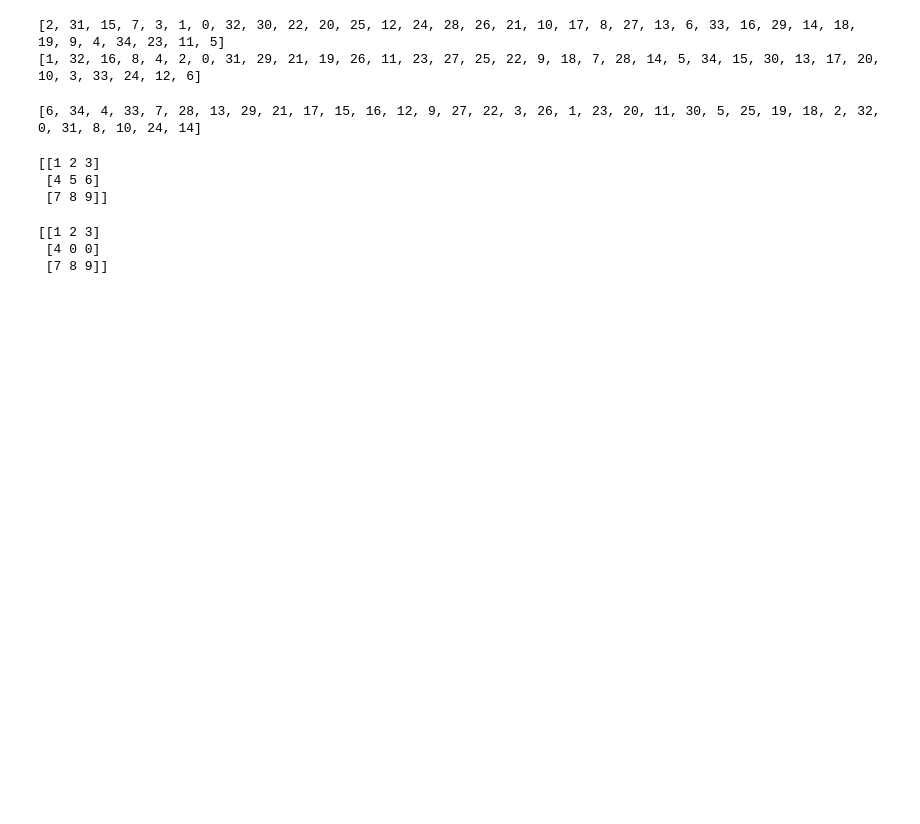
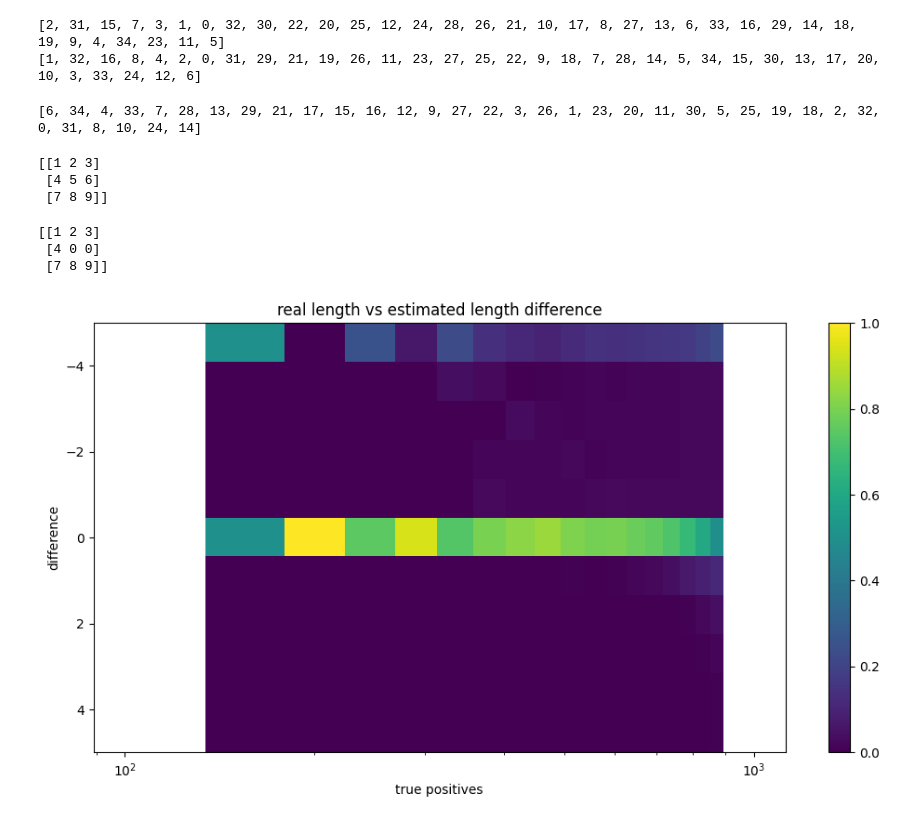
Before and after one commit to diegomm6/lr-fhss_seq-families, a Jupyter notebook: test.ipynb, the cells around one changed output. Saved outputs shown, nothing was run; the diff lists cells and outputs as text; code cells hidden in the pictures; blank space fills up the shorter version.

Commit message:
record length match and min length mistakes

```diff
--- a/test.ipynb
+++ b/test.ipynb
@@ -1018,0 +1022,42 @@ print(m)
+# %%
+nodes = np.array([10,12,16,20,26,33,42,54,69,88,112,143,183,233,297,379,483,615,784,1000])
+tp = np.array([0.0,0.0,0.0,0.2,0.1,0.8,1.6,2.6,7.5,10.9,24.4,42.8,70.6,117.8,183.3,265.5,370.3,507.8,681.5,893.6])
+
+data = np.array([np.array([0., 0., 0., 0., 0., 0., 0., 0., 0., 0., 0.]),
+ np.array([0., 0., 0., 0., 0., 0., 0., 0., 0., 0., 0.]),
+ np.array([0., 0., 0., 0., 0., 0., 0., 0., 0., 0., 0.]),
+ np.array([0.1, 0. , 0. , 0. , 0. , 0.1, 0. , 0. , 0. , 0. , 0. ]),
+ np.array([0. , 0. , 0. , 0. , 0. , 0.1, 0. , 0. , 0. , 0. , 0. ]),
+ np.array([0.2, 0. , 0. , 0. , 0. , 0.6, 0. , 0. , 0. , 0. , 0. ]),
+ np.array([0.1, 0. , 0. , 0. , 0. , 1.5, 0. , 0. , 0. , 0. , 0. ]),
+ np.array([0.6, 0.1, 0. , 0. , 0. , 1.9, 0. , 0. , 0. , 0. , 0. ]),
+ np.array([1. , 0.2, 0. , 0.1, 0.2, 6. , 0. , 0. , 0. , 0. , 0. ]),
+ np.array([1.2, 0. , 0.3, 0.2, 0.2, 9. , 0. , 0. , 0. , 0. , 0. ]),
+ np.array([ 2.4,  0.1,  0.4,  0.4,  0.4, 20.7,  0. ,  0. ,  0. ,  0. ,  0. ]),
+ np.array([ 5.2,  0.5,  0.5,  1. ,  0.8, 34.6,  0.2,  0. ,  0. ,  0. ,  0. ]),
+ np.array([10.2,  1. ,  1.3,  0.7,  1.5, 55.8,  0.1,  0. ,  0. ,  0. ,  0. ]),
+ np.array([16.5,  1. ,  1.7,  1.4,  2.9, 93.7,  0.6,  0. ,  0. ,  0. ,  0. ]),
+ np.array([2.650e+01, 2.700e+00, 3.400e+00, 2.500e+00, 4.100e+00, 1.414e+02, 2.600e+00, 1.000e-01, 0.000e+00, 0.000e+00, 0.000e+00]),
+ np.array([3.98e+01, 4.20e+00, 4.50e+00, 3.80e+00, 5.50e+00, 2.01e+02, 6.00e+00, 5.00e-01, 0.00e+00, 1.00e-01, 1.00e-01]),
+ np.array([5.820e+01, 6.300e+00, 6.400e+00, 7.000e+00, 8.500e+00, 2.682e+02, 1.410e+01, 1.400e+00, 1.000e-01, 0.000e+00, 1.000e-01]),
+ np.array([8.500e+01, 1.000e+01, 1.040e+01, 1.060e+01, 1.140e+01, 3.407e+02, 3.420e+01, 3.900e+00, 7.000e-01, 3.000e-01, 6.000e-01]),
+ np.array([133.4,  15.2,  13.7,  13.8,  15.1, 411.3,  59.8,  13.4,   3.2, 1.3,   1.3]),
+ np.array([204.9,  21.2,  18.7,  18.1,  23.2, 445.7, 104.1,  36.8,  13.4, 3.8,   3.7])])
+
+processed = []
+for i, v in enumerate(data):
+    processed.append(v/tp[i])
+processed = np.array(processed)
+# %%
+fig = plt.figure(figsize=(12,6))
+im = plt.imshow(processed.T, extent=[0, tp[-1], 5, -5], interpolation ='none', aspect='auto')
+fig.colorbar(im)
+plt.title(f'real length vs estimated length difference')
+plt.xlabel('true positives')
+plt.xscale('log')
+plt.ylabel('difference')
+plt.show()
+#plt.savefig(save)
+plt.close('all')
+# %% [output]
+[figure, added]
```
Also changed, not shown: parts of 3 cells of this notebook, 5 other files.
